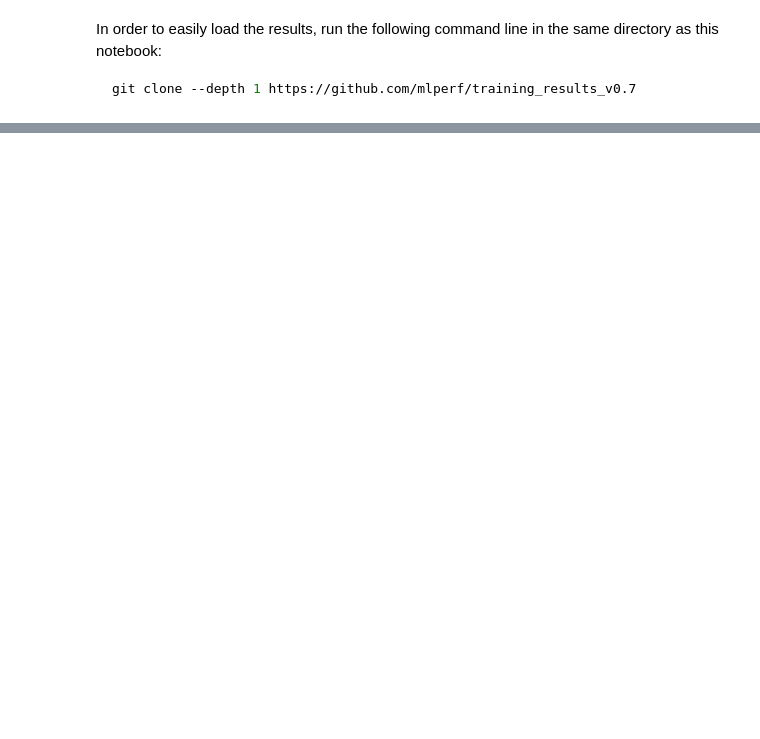
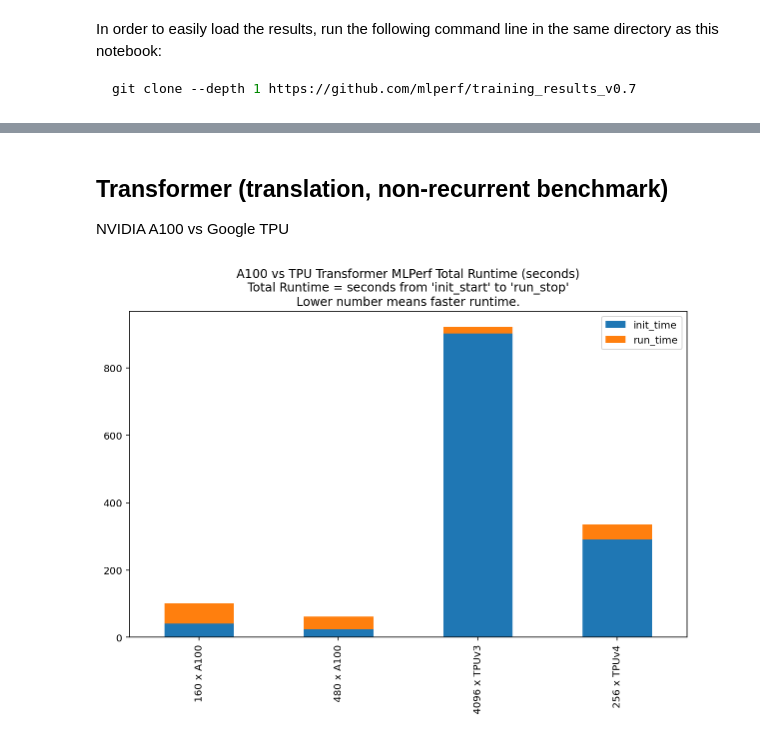
Before and after one commit to anton-l/mlperf-results-parser, a Jupyter notebook: timing_plot.ipynb, the cells around one changed output, grey strips where cells are left out. Saved outputs shown, nothing was run; the diff lists cells and outputs as text; code cells hidden in the pictures; blank space fills up the shorter version.

```diff
--- a/timing_plot.ipynb
+++ b/timing_plot.ipynb
@@ -89,0 +90,36 @@ plt.show()
+# %% [markdown]
+## Transformer (translation, non-recurrent benchmark)
+
+NVIDIA A100 vs Google TPU
+# %%
+nvidia_fastest_tfmr = "./training_results_v0.7/NVIDIA/results/dgxa100_n60_ngc20.06_pytorch/transformer"
+nvidia_results = ResultsParser(nvidia_fastest_tfmr)
+
+nvidia_low_node_tfmr = "./training_results_v0.7/NVIDIA/results/dgxa100_n20_ngc20.06_pytorch/transformer"
+nvidia_low_node_results = ResultsParser(nvidia_low_node_tfmr)
+
+google_fastest_tfmr = "./training_results_v0.7/Google/results/tpu-v3-8192-TF/transformer"
+google_results = ResultsParser(google_fastest_tfmr)
+
+google_tpuv4_tfmr = "./training_results_v0.7/Google/results/tpu-v4-512-TF/transformer"
+google_tpuv4_results = ResultsParser(google_tpuv4_tfmr)
+
+plotdata = pd.DataFrame({
+    "init_time": [nvidia_low_node_results.get_init_duration(),
+                  nvidia_results.get_init_duration(),
+                  google_results.get_init_duration(),
+                  google_tpuv4_results.get_init_duration()],
+    "run_time": [nvidia_low_node_results.get_train_run_duration(),
+                 nvidia_results.get_train_run_duration(),
+                 google_results.get_train_run_duration(),
+                 google_tpuv4_results.get_train_run_duration()],
+    },
+    index=["160 x A100", "480 x A100", "4096 x TPUv3", "256 x TPUv4"]
+)
+plot_title = "A100 vs TPU Transformer MLPerf Total Runtime (seconds)\n" + \
+             "Total Runtime = seconds from 'init_start' to 'run_stop'\n" + \
+             "Lower number means faster runtime."
+plotdata.plot(kind="bar", title=plot_title, stacked=True, figsize=(10,6))
+plt.show()
+# %% [output]
+[figure, added]
```
Also changed, not shown: parts of 2 cells of this notebook.
